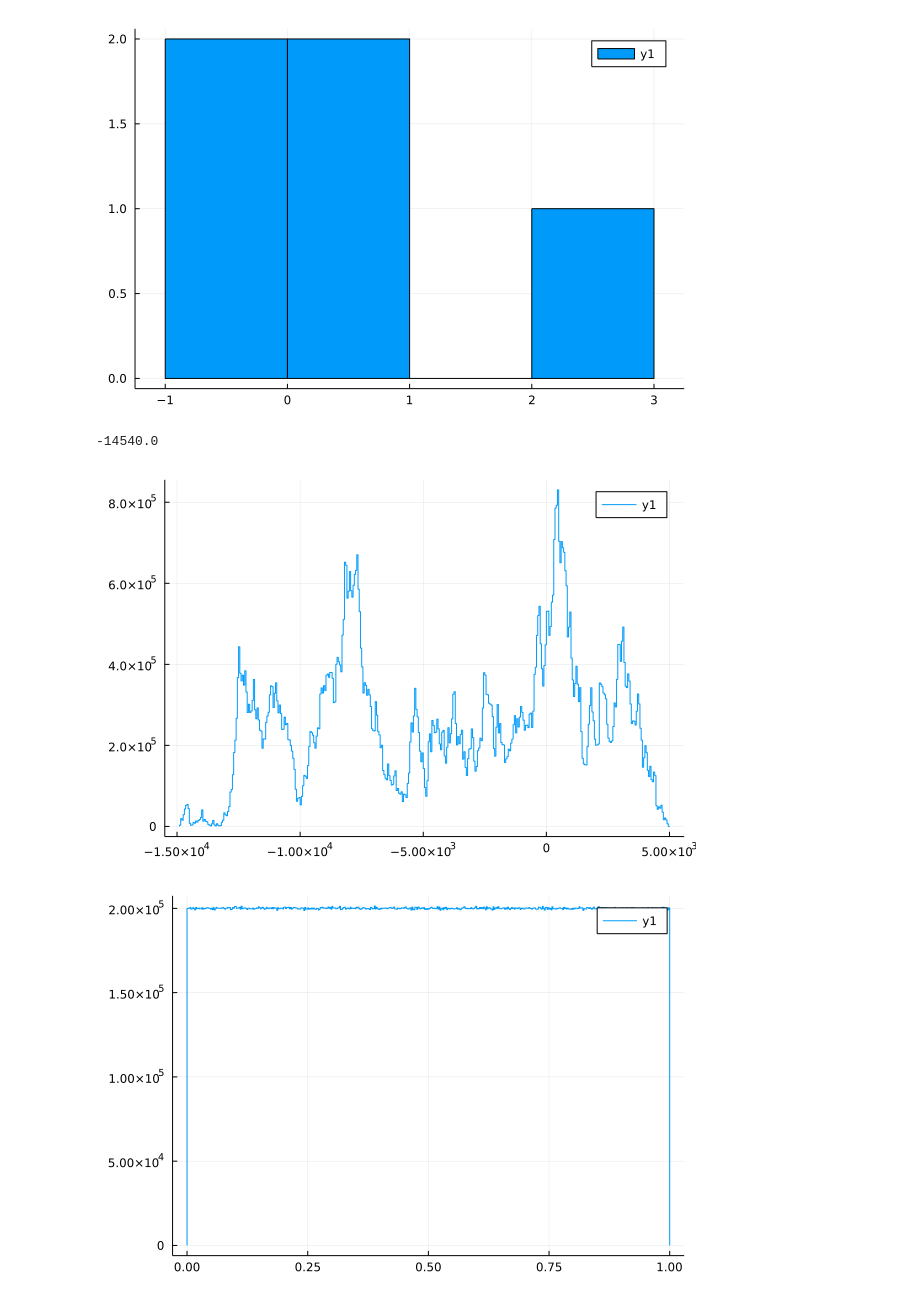
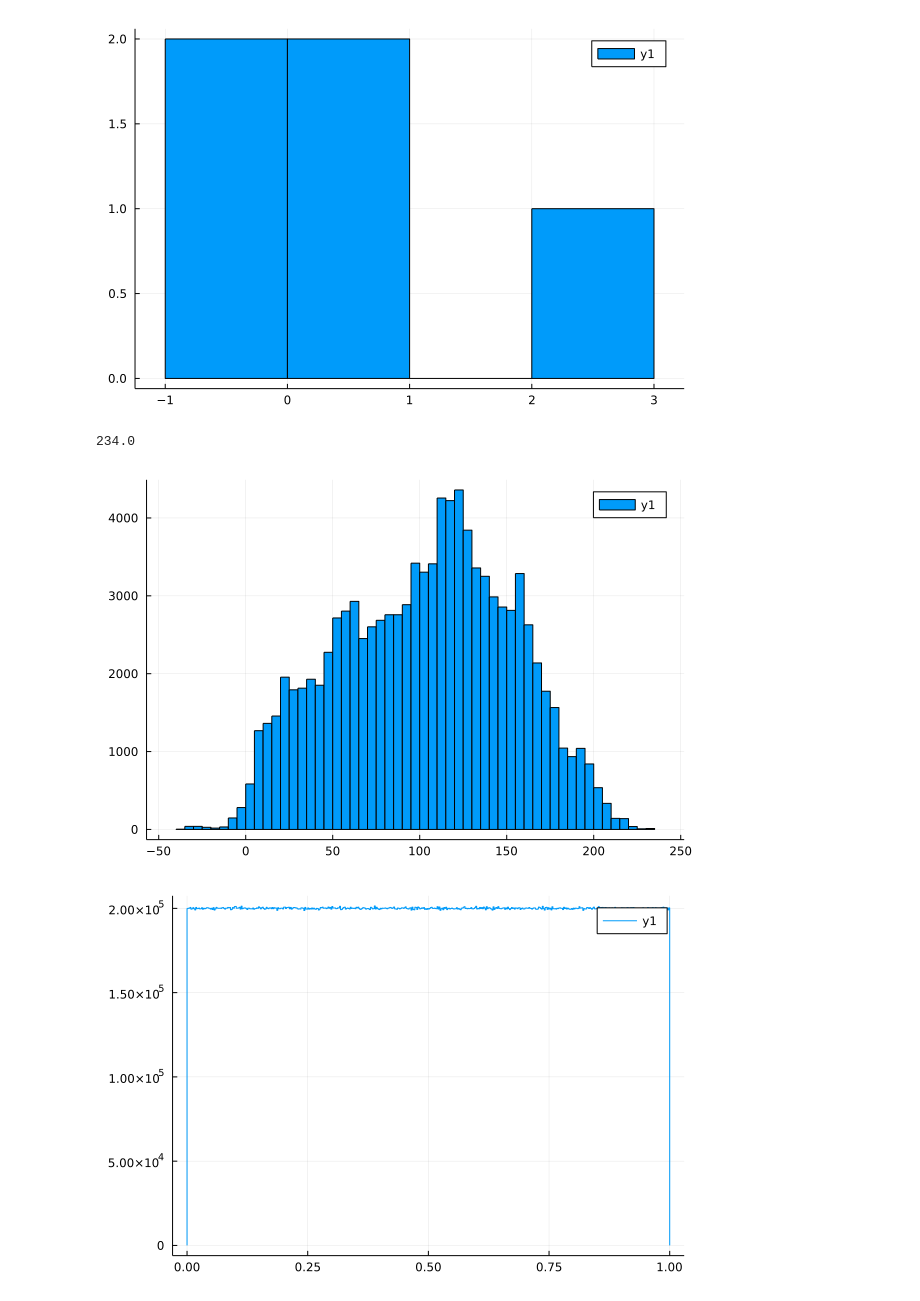
Before and after one commit to np22-jpg/COSMOS.jl, a Jupyter notebook: lab2.ipynb, the cells around one changed output. Cells and saved outputs as stored; diff of their text form; code cells hidden in the pictures.

```diff
--- a/lab2.ipynb
+++ b/lab2.ipynb
@@ -178,42 +178,42 @@ histogram(generatemoments(totalmoments, N))
 # %%
 using Random
 
-steps = 100000000
+steps = 100000
 bias = .5
 
 position = 0
 
 seed = 5431
 Random.seed!(seed)
 # rng = MersenneTwister(seed)
 
 poshist = zeros(Float64, 0)
 randhist = zeros(Float64, 0)
 
 for i in 1:steps
     randval = rand()
 
     if randval > bias
         position += 1
     elseif randval < bias
         position -= 1
     end
 
     push!(randhist, randval)
     push!(poshist, position)
 end
 
 print(poshist[steps])
 
 using Plots
 gr()
 histogram(poshist)
 
 # CONCLUSION: THIS IS NOT A TRNG. THIS IS A PRNG. I am actually graphing the randomness of a function, as opposed to anything else.
 # TLDR: My poor entropy :(
 # %% [output]
--14540.0
+234.0
-[figure, old version]
+[figure, new version]
 # %%
 using Random
 
```
Also changed, not shown: parts of 2 cells of this notebook, 3 other files.
